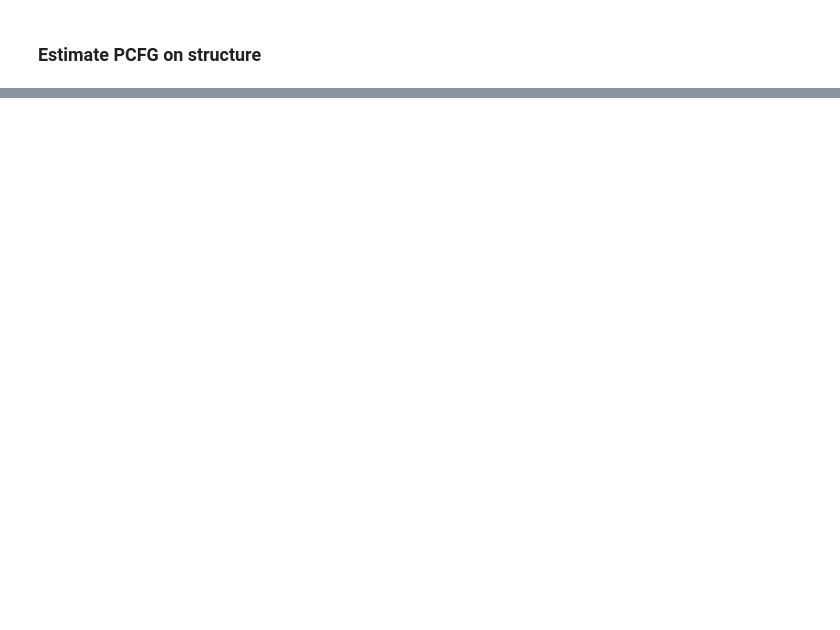
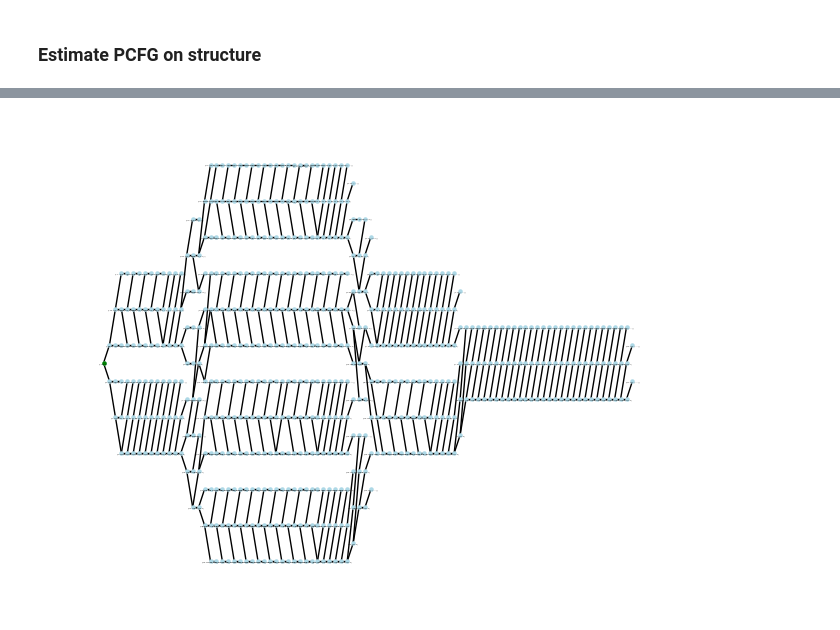
Before and after one commit to Mr-Ahmadi/RNA-Secondary-Structure-Prediction, a Jupyter notebook: notebook/process.ipynb, the cells around one changed output, grey strips where cells are left out. Cells and saved outputs as stored; diff of their text form; code cells hidden in the pictures; blank space fills up the shorter version.

```diff
--- a/notebook/process.ipynb
+++ b/notebook/process.ipynb
@@ -387,0 +514,22 @@ s
+# %%
+def draw_parse_tree(table, start_point, end_point):
+    parse_tree = nx.Graph()
+
+    gen_parse_tree(parse_tree, table, start_point, end_point)
+
+    pos = nx.multipartite_layout(parse_tree, subset_key ="layer")
+    nx.draw(
+        parse_tree,
+        pos,
+        with_labels=True,
+        node_color='lightblue',
+        node_size=5,
+        font_size=.0001
+    )
+    nx.draw_networkx_nodes(
+        parse_tree,
+        pos,
+        nodelist=[(start_point, end_point, "S")],
+        node_color='green',
+        node_size=5
+    )
@@ -388 +583,10 @@ s
+# %%
+def get_total_sequence(seq_dict, aligned_list):
+    total_sequence = ""
+    for i in range(len(seq_dict[aligned_list[0]])):
+        column = tuple([
+            seq_dict[seq_name][i] for seq_name in aligned_list
+        ])
+        total_sequence += str(column).replace(" ", "") + " "
+    return total_sequence
 # %% [markdown]
@@ -420,0 +652,3 @@ defaultdict(float,
+# %%
+total_sequence = get_total_sequence(seq_dict, aligned_list)
+_, table = pcfg.sentence_prob(total_sequence)
@@ -420,0 +674,5 @@ defaultdict(float,
+# %%
+draw_parse_tree(table, 1, len(seq_dict[aligned_list[0]]))
+plt.savefig("plot.png", dpi=1000)
+# %% [output]
+[figure, added]
```
Also changed, not shown: parts of 40 cells of this notebook, 7 other files.
